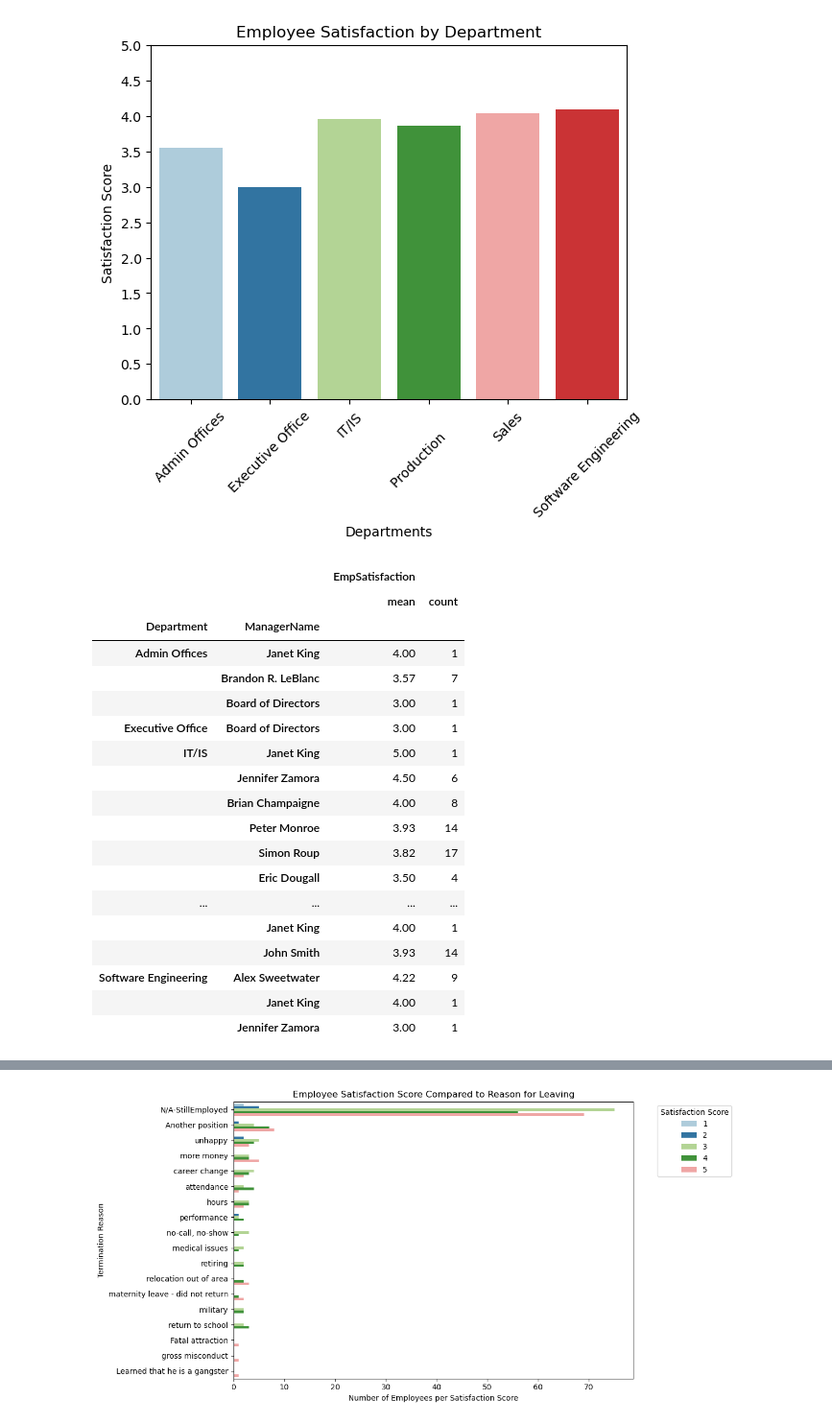
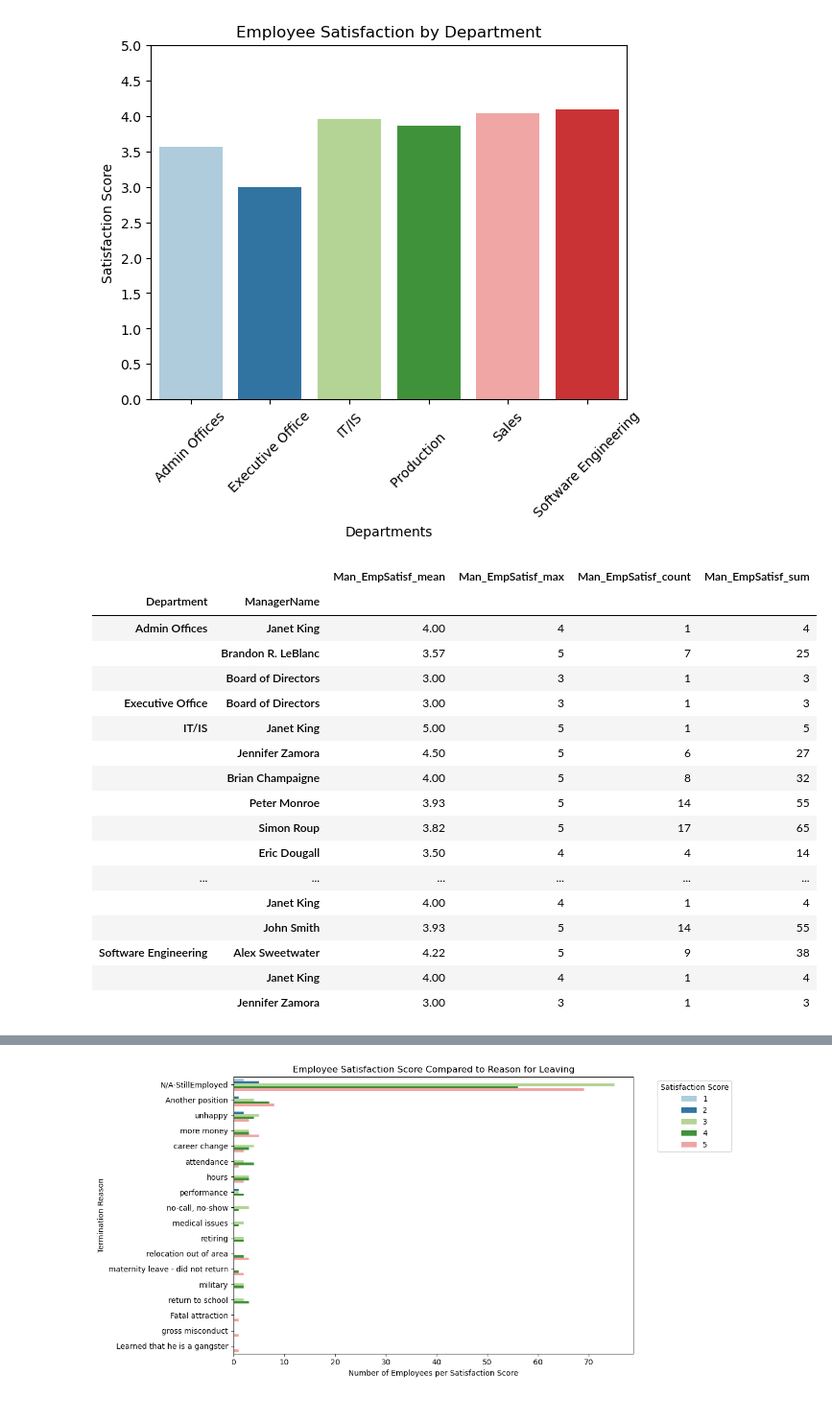
Before and after one commit to akisharbnsn/CohortB_Career_Analysis, a Jupyter notebook: notebook/alyssac_eda.ipynb, the cells around one changed output, grey strips where cells are left out. Shown: that part at 96% size. Cells and saved outputs as stored; diff of their text form; code cells hidden in the pictures.

```diff
--- a/notebook/alyssac_eda.ipynb
+++ b/notebook/alyssac_eda.ipynb
@@ -161,26 +122,26 @@ Passing `palette` without assigning `hue` is deprecated and will be removed in v
 [figure]
 # %%
 #Grouped employee satisfaction scores by Department and manager name. Calculated multiple aggregations
-manager_avg = satisfaction.groupby(['Department','ManagerName']).agg({'EmpSatisfaction' : ['mean', 'count']}).round(2)
+manager_avg = satisfaction.groupby(['Department','ManagerName']).agg({'EmpSatisfaction' : ['mean', 'max', 'count','sum']}).round(2)
 manager_avg = manager_avg.sort_values(by=['Department', ('EmpSatisfaction', 'mean')], ascending=[True, False])
+manager_avg.columns = ["Man_EmpSatisf_mean", "Man_EmpSatisf_max", "Man_EmpSatisf_count", "Man_EmpSatisf_sum"]
 manager_avg
 # %% [output]
-|  |  | EmpSatisfaction |  |
-|  |  | mean | count |
-| Department | ManagerName |  |  |
-| Admin Offices | Janet King | 4.00 | 1 |
-|  | Brandon R. LeBlanc | 3.57 | 7 |
-|  | Board of Directors | 3.00 | 1 |
-| Executive Office | Board of Directors | 3.00 | 1 |
-| IT/IS | Janet King | 5.00 | 1 |
-|  | Jennifer Zamora | 4.50 | 6 |
-|  | Brian Champaigne | 4.00 | 8 |
-|  | Peter Monroe | 3.93 | 14 |
-|  | Simon Roup | 3.82 | 17 |
-|  | Eric Dougall | 3.50 | 4 |
-| ... | ... | ... | ... |
-|  | Janet King | 4.00 | 1 |
-|  | John Smith | 3.93 | 14 |
-| Software Engineering | Alex Sweetwater | 4.22 | 9 |
-|  | Janet King | 4.00 | 1 |
-|  | Jennifer Zamora | 3.00 | 1 |
+|  |  | Man_EmpSatisf_mean | Man_EmpSatisf_max | Man_EmpSatisf_count | Man_EmpSatisf_sum |
+| Department | ManagerName |  |  |  |  |
+| Admin Offices | Janet King | 4.00 | 4 | 1 | 4 |
+|  | Brandon R. LeBlanc | 3.57 | 5 | 7 | 25 |
+|  | Board of Directors | 3.00 | 3 | 1 | 3 |
+| Executive Office | Board of Directors | 3.00 | 3 | 1 | 3 |
+| IT/IS | Janet King | 5.00 | 5 | 1 | 5 |
+|  | Jennifer Zamora | 4.50 | 5 | 6 | 27 |
+|  | Brian Champaigne | 4.00 | 5 | 8 | 32 |
+|  | Peter Monroe | 3.93 | 5 | 14 | 55 |
+|  | Simon Roup | 3.82 | 5 | 17 | 65 |
+|  | Eric Dougall | 3.50 | 4 | 4 | 14 |
+| ... | ... | ... | ... | ... | ... |
+|  | Janet King | 4.00 | 4 | 1 | 4 |
+|  | John Smith | 3.93 | 5 | 14 | 55 |
+| Software Engineering | Alex Sweetwater | 4.22 | 5 | 9 | 38 |
+|  | Janet King | 4.00 | 4 | 1 | 4 |
+|  | Jennifer Zamora | 3.00 | 3 | 1 | 3 |
```
Also changed, not shown: parts of 7 cells of this notebook.
